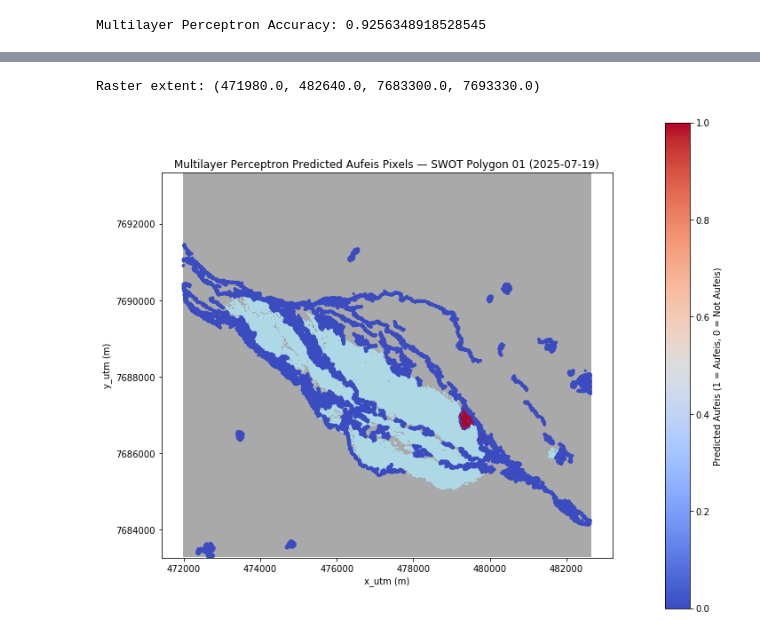
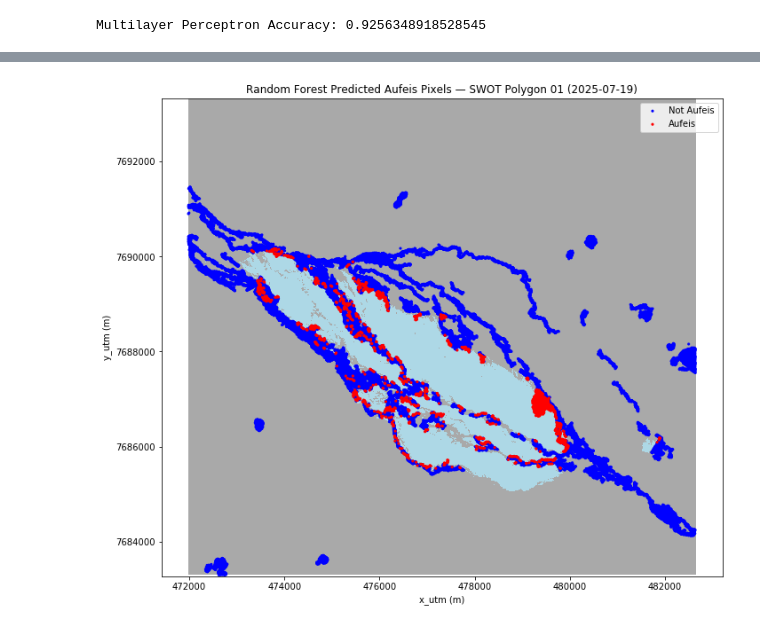
Before and after one commit to mlmac-seid/SWOT-aufeis, a Jupyter notebook: 3.1_classification-algorithms.ipynb, the cells around one changed output, grey strips where cells are left out. Saved outputs shown, nothing was run; the diff lists cells and outputs as text; code cells hidden in the pictures.

Commit message:
remade plots

```diff
--- a/3.1_classification-algorithms.ipynb
+++ b/3.1_classification-algorithms.ipynb
@@ -170,44 +82,30 @@ Raster extent: (471980.0, 482640.0, 7683300.0, 7693330.0)
-# %%
-# Plot MLP results
-# Mask NaNs
-raster_to_plot = np.ma.masked_invalid(snowmask_20250603)
-
-# Colormap (0 = dark gray, 1 = light blue)
-cmap_raster = mcolors.ListedColormap(['darkgray', 'lightblue'])
-bounds = [-0.5, 0.5, 1.5]
-norm = mcolors.BoundaryNorm(bounds, cmap_raster.N)
-
-# Compute spatial extent from rasterio transform
-height, width = snowmask_20250603.shape
-minx, miny, maxx, maxy = rasterio.transform.array_bounds(height, width, snowmask_src.transform)
-extent = (minx, maxx, miny, maxy)
-
-# --- Prepare points ---
-# Make sure y_pred_full corresponds to poly_01 with x_utm, y_utm in same projection
-# and that x_utm/y_utm fall roughly within the raster bounds.
-print("Raster extent:", extent)
-
-# --- Plot raster + points together ---
-fig, ax = plt.subplots(figsize=(10, 10))
-
-# Plot the ice/snow raster background
-im = ax.imshow(raster_to_plot, cmap=cmap_raster, norm=norm, extent=extent, origin='upper', interpolation='nearest')
-
-# Overlay the SWOT predicted ice points
-sc = ax.scatter(poly_01['x_utm'], poly_01['y_utm'], c=y_pred_full_mlp, cmap='coolwarm', s=10, edgecolor='none')
-
-# Labels, titles, legend, etc.
-ax.set_xlabel("x_utm (m)")
-ax.set_ylabel("y_utm (m)")
-ax.set_aspect('equal', adjustable='box')
-ax.set_title("Multilayer Perceptron Predicted Aufeis Pixels — SWOT Polygon 01 (2025‑07‑19)")
-
-# Add both colorbars for clarity
-cbar_pred = fig.colorbar(sc, ax=ax, fraction=0.046, pad=0.10)
-cbar_pred.set_label("Predicted Aufeis (1 = Aufeis, 0 = Not Aufeis)")
-
-plt.tight_layout()
-plt.show()
-# %% [output]
-Raster extent: (471980.0, 482640.0, 7683300.0, 7693330.0)
-[figure, removed]
+# %%
+# Plot Random Forest results
+auf = poly_01[y_pred_full == 1]
+not_auf = poly_01[y_pred_full == 0]
+
+fig, ax = plt.subplots(figsize=(10, 10))
+
+# Plot background raster
+im = ax.imshow(raster_to_plot, cmap=cmap_raster, norm=norm, extent=extent,
+               origin='upper', interpolation='nearest')
+
+# Plot blue points (not aufeis) first, zorder=2
+ax.scatter(not_auf['x_utm'], not_auf['y_utm'],
+           color='blue', s=10, edgecolor='none', label='Not Aufeis', zorder=2)
+
+# Plot red points (aufeis) **after**, so they overlay the blue ones
+ax.scatter(auf['x_utm'], auf['y_utm'],
+           color='red', s=10, edgecolor='none', label='Aufeis', zorder=3)
+
+# Labels and titles
+ax.set_xlabel('x_utm (m)')
+ax.set_ylabel('y_utm (m)')
+ax.set_aspect('equal', adjustable='box')
+ax.set_title('Random Forest Predicted Aufeis Pixels — SWOT Polygon 01 (2025‑07‑19)')
+ax.legend()
+
+plt.tight_layout()
+plt.show()
+# %% [output]
+[figure, added]
```
Also changed, not shown: parts of 4 cells of this notebook.
